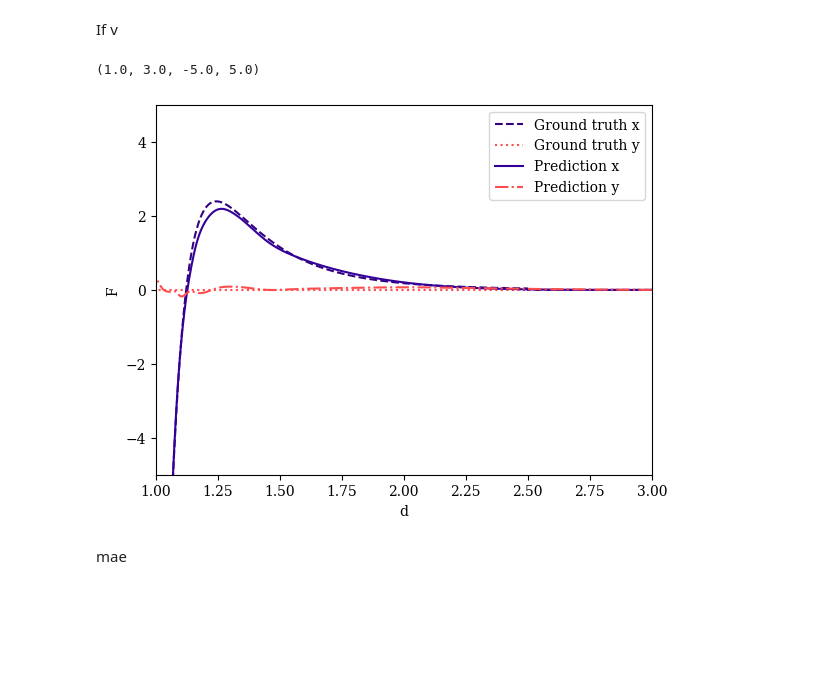
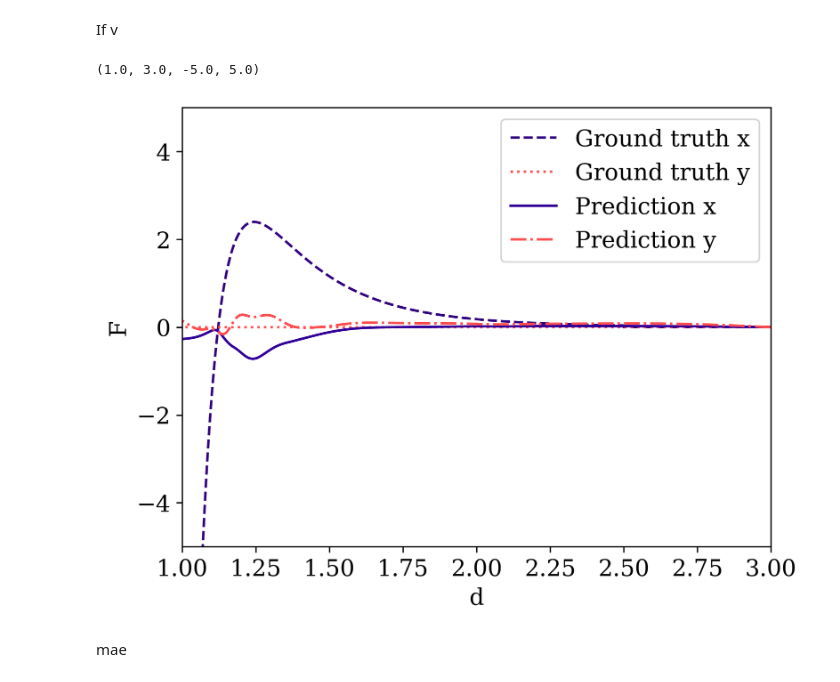
Before and after one commit to Phistian/exjobb, a Jupyter notebook: miguel/training/4training.ipynb, the cells around one changed output. Cells and saved outputs as stored; diff of their text form; code cells hidden in the pictures; blank space fills up the shorter version.

```diff
--- a/miguel/training/4training.ipynb
+++ b/miguel/training/4training.ipynb
@@ -297,6 +282,7 @@ import matplotlib.pyplot as plt
 from matplotlib import rcParams
 rcParams['font.family'] = 'serif'
 rcParams['font.sans-serif'] = ['times new roman']
+plt.rcParams.update({'font.size': 14})
 distances = train_graph[0][1]
 histogram, hist_vals = np.histogram(distances, bins=50)
 histogram
@@ -304,9 +290,9 @@ hist_vals = hist_vals*max_vals["centroid-0"]
 hist_vals
 
 percentage_histogram = histogram/sum(histogram)*100
+plt.figure(dpi=300)
 plt.scatter(hist_vals[:-1], percentage_histogram, color=[0,0,0])
-plt.plot(hist_vals[:-1], percentage_histogram, color = [0,0,0], linestyle='dashed')
+plt.plot(hist_vals[:-1], percentage_histogram, color = [0,0,0])
 plt.xlabel("Distance")
 plt.ylabel("Percentage of total count")
-plt.title(f"Pairwise distance histogram for edge-search-radius {global_search_radius}")
 # %% [output]
@@ -583,7 +555,7 @@ for i in range(len(histories)):
 # %% [markdown]
 Model
 # %%
-extra_string = 'DATA4model1000'
+extra_string = 'DATA1model1000'
 # %%
 
 model.save(models_address + extra_string)
@@ -668,3 +642,6 @@ KeyboardInterrupt: ignored
+# %%
+extra_string = 'DATA1model1000'
+model = keras.models.load_model(models_address + extra_string)
 # %% [markdown]
 # Functions to use in evaluation
 # %%
@@ -806,6 +783,8 @@ true_y = full_test_graph[1][0][connected_nodes,3][::2]
 
 d_particle_0 = distances[::2]
 
+plt.rcParams.update({'font.size': 14})
+plt.figure(dpi=300)
 plt.plot(d_particle_0*box_len, true_x, linestyle='dashed', color=[0.2, 0, 0.5])
 plt.plot(d_particle_0*box_len, true_y, linestyle='dotted', color=[1, 0.3, 0.3])
 plt.plot(d_particle_0*box_len, pred_x, color=[0.2, 0, 0.6])
@@ -828,32 +810,34 @@ If v
 # %%
 from matplotlib import rcParams
 rcParams['font.family'] = 'serif'
 rcParams['font.sans-serif'] = ['times new roman']
 import matplotlib.pyplot as plt
 
 connected_nodes=adj_mtx[:,0]
 pred_x = model_predictions[0][connected_nodes, 0][::2]
 pred_y = model_predictions[0][connected_nodes, 1][::2]
 pred_x -= pred_x[0]
 pred_y -= pred_y[0]
 
 true_x = full_test_graph[1][0][connected_nodes,2][::2]
 true_y = full_test_graph[1][0][connected_nodes,3][::2]
 
 d_particle_0 = distances[::2]
 
+plt.rcParams.update({'font.size': 14})
+plt.figure(dpi=300)
 plt.plot(d_particle_0*box_len, true_x, linestyle='dashed', color=[0.2, 0, 0.5])
 plt.plot(d_particle_0*box_len, true_y, linestyle='dotted', color=[1, 0.3, 0.3])
 plt.plot(d_particle_0*box_len, pred_x, color=[0.2, 0, 0.6])
 plt.plot(d_particle_0*box_len, pred_y, linestyle='dashdot', color=[1, 0.3, 0.3])
 
 plt.legend(["Ground truth x", "Ground truth y", "Prediction x", "Prediction y"])
 plt.xlabel("d")
 plt.ylabel("F")
 plt.axis([1,3, -5,5])
 # %% [output]
 (1.0, 3.0, -5.0, 5.0)
-[figure, old version]
+[figure, new version]
 # %% [markdown]
 mae
 # %%
```
Also changed, not shown: parts of 13 cells of this notebook.
